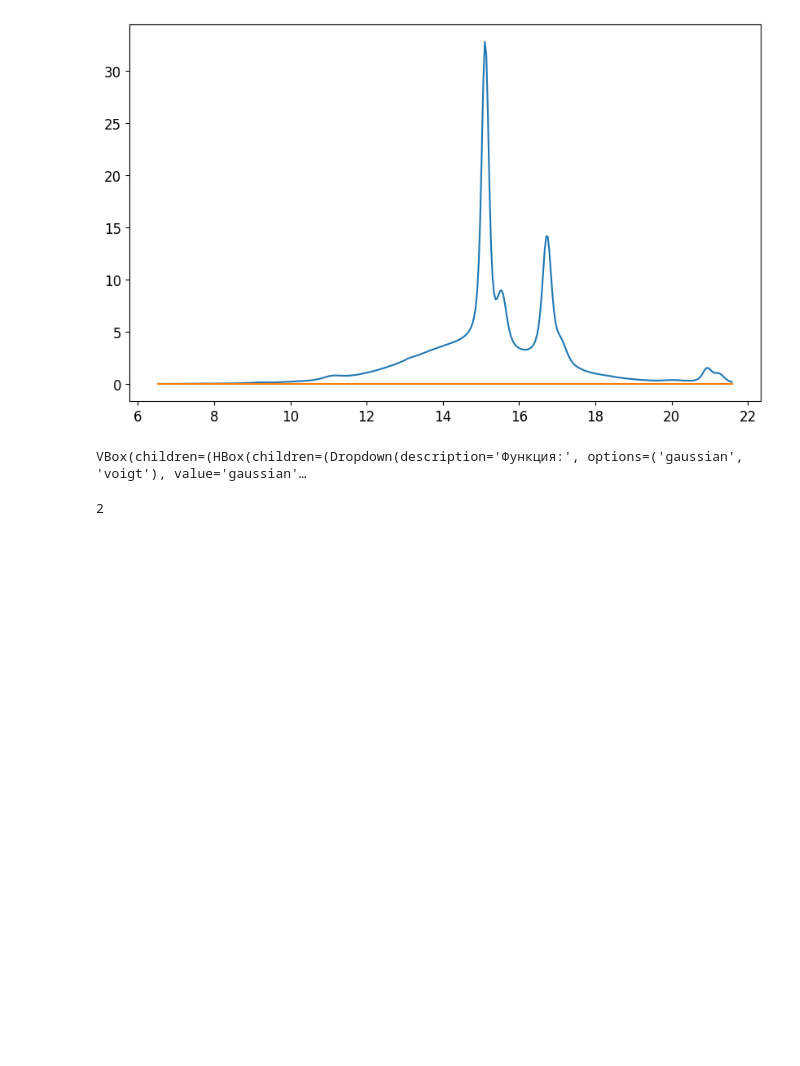
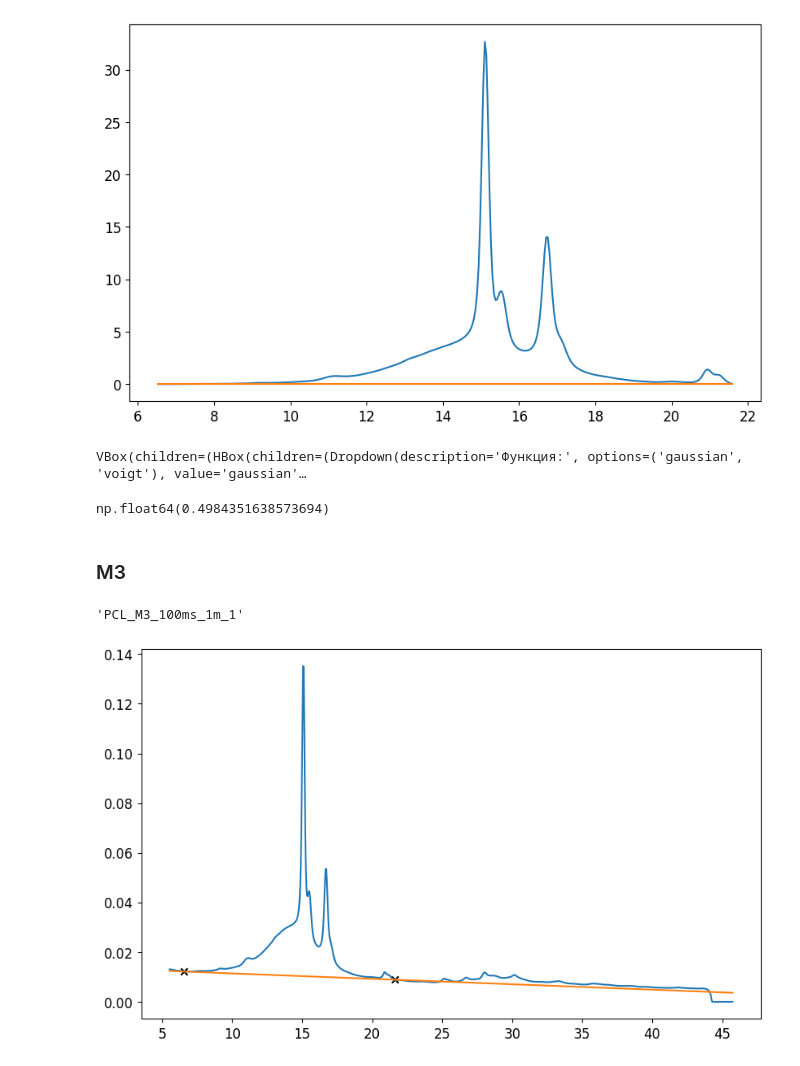
Before and after one commit to Akmalumarov/X_Ray_Scattering_Analysis, a Jupyter notebook: projects/Brushes/PEG_PCL/Fitter.ipynb, the cells around one changed output. Drawn from its saved outputs; the diff is of its cells as text; code cells hidden in the pictures; blank space fills up the shorter version.

```diff
--- a/projects/Brushes/PEG_PCL/Fitter.ipynb
+++ b/projects/Brushes/PEG_PCL/Fitter.ipynb
@@ -221,11 +252,49 @@ X_M4 = X
 Y_M4 = Y * X ** 2
 # %% [output]
 [figure]
-# %%
-f = Fitter(X_M4, Y_M4, func_lib)
-# %% [output]
-VBox(children=(HBox(children=(Dropdown(description='Функция:', options=('gaussian', 'voigt'), value='gaussian'…
-# %%
-1 + 1
-# %% [output]
-2
+# %%
+f_M4 = Fitter(X_M4, Y_M4, func_lib)
+# %% [output]
+VBox(children=(HBox(children=(Dropdown(description='Функция:', options=('gaussian', 'voigt'), value='gaussian'…
+# %%
+ints = f_M4.integrals()
+
+Cr = np.sum(ints[1 : ])
+All = np.sum(ints)
+
+Crystallinity = Cr / All
+Crystallinity
+# %% [output]
+np.float64(0.4984351638573694)
+# %% [markdown]
+### M3
+# %%
+path = r"\\Synology\Data\2025\sc5665\id02\20250404\PROCESSED_DATA\PEG\PEG_20250405-141744\PEG_waxs_00096_00_ave.h5"
+
+Exp = ID02_experiment(path)
+
+q, I = Exp.get_1d_data()
+
+
+plt.figure(figsize=(10,6))
+plt.plot(q, I)
+
+l = 25
+r = 400
+
+plt.scatter([q[l], q[r]], [I[l], I[r]], marker='x', color='black')
+
+x = q[l:r]
+y = I[l:r]
+
+coef = 0.99
+
+plt.plot(q, linear_2points(q, x[0], y[0], x[-1], y[-1]) * coef)
+
+X = x
+Y = y - linear_2points(x, x[0], y[0], x[-1], y[-1]) * coef
+
+Exp.get_Title()
+# %% [output]
+'PCL_M3_100ms_1m_1'
+[figure, added]
```
Also changed, not shown: parts of 38 cells of this notebook, 8 other files.
